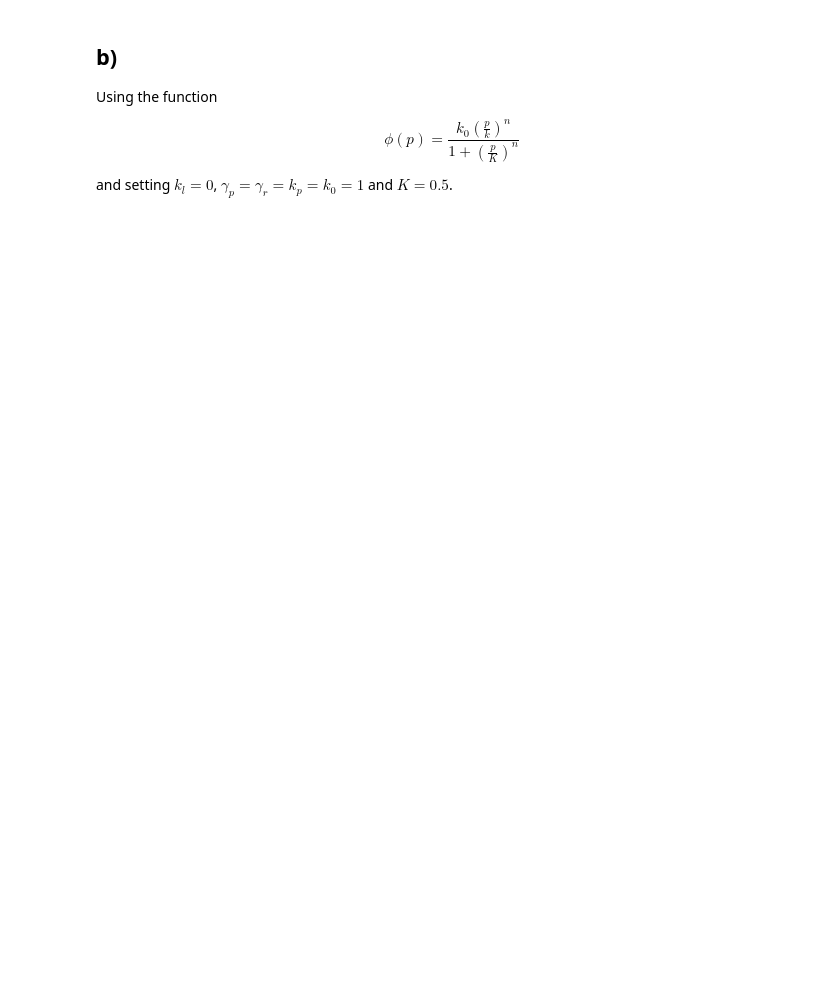
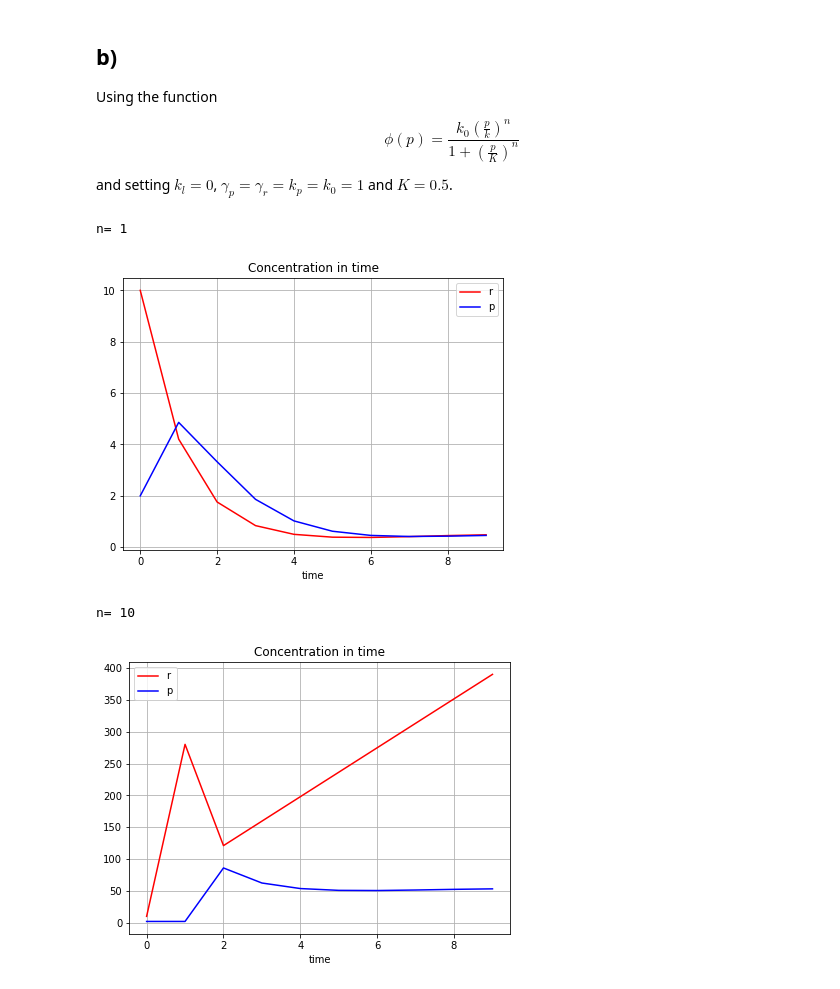
Before and after one commit to mrbatist/Assigment0, a Jupyter notebook: Homework 2.ipynb, the cells around one changed output. Saved outputs shown, nothing was run; the diff lists cells and outputs as text; code cells hidden in the pictures; blank space fills up the shorter version.

```diff
--- a/Homework 2.ipynb
+++ b/Homework 2.ipynb
@@ -390,7 +390,6 @@ alpha_2=10**(-3)
 k_a=10**(-3)
 
 def Sys(X, t=0):
-    """ The rate equations that describe the BRD switch, """
     # here X[0] = [A] and x[1] = [B]
     return np.array([ k-alpha_1*X[0]-k_a*X[0]*X[1] ,  k-alpha_1*X[1]-k_a*X[0]*X[1]])
 t=np.linspace(0,100,100)
@@ -497,3 +503,34 @@ Using the function
 $$\phi(p)=\frac{k_0\left ( \frac{p}{k}\right )^n}{1+\left ( \frac{p}{K}\right )^n}$$
 
 and setting $k_l=0$, $\gamma_p=\gamma_r=k_p=k_0=1$ and $K=0.5$.
+# %%
+k_p=1
+k_0=1
+gamma_p=1
+gamma_r=1
+K=0.5
+k_l=0
+for n in [1,10]:
+    def Sys(X, t=0):
+        # here X[0] = r and x[1] = p
+        return np.array([ k_l+(k_0*(X[0]/K)**n)/(1+(X[1]/K)**n)-gamma_r*X[0] ,  k_p*X[0]-gamma_p*X[1]])
+    t=np.linspace(0,10,10)
+    Sys0=np.array([10,2])
+    X, infodict = integrate.odeint(Sys, Sys0, t, full_output=True)
+    x,y = X.T
+    print('n=',n)
+    fig = plt.figure(figsize=(15,5))
+    ax1 = fig.add_subplot(1,2,1)
+
+    ax1.plot(x, 'r-', label='r')
+    ax1.plot(y, 'b-', label='p')
+    ax1.set_title("Concentration in time")
+    ax1.set_xlabel("time")
+    ax1.grid()
+    ax1.legend(loc='best')
+    plt.show()
+# %% [output]
+n= 1
+[figure, added]
+n= 10
+[figure, added]
```
Also changed, not shown: parts of 12 cells of this notebook.
